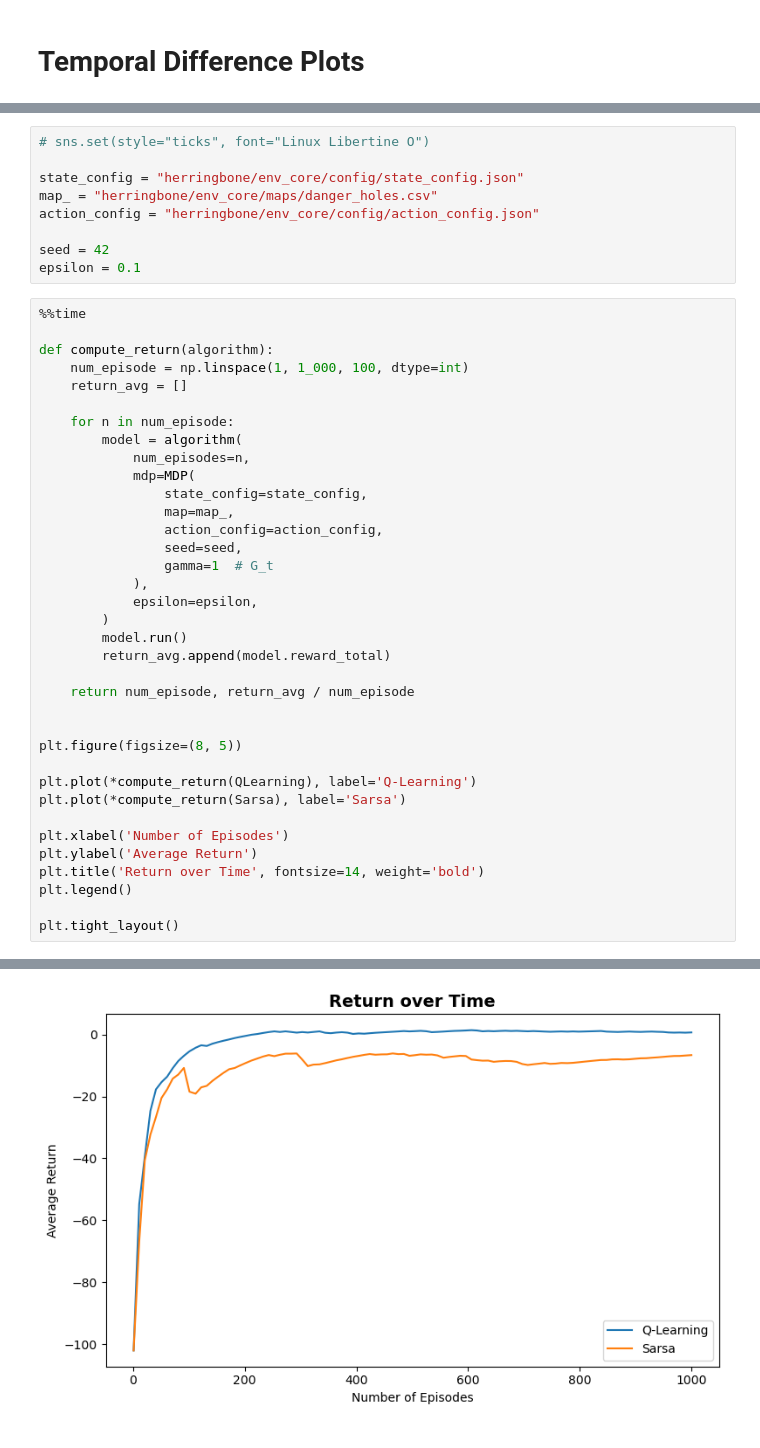
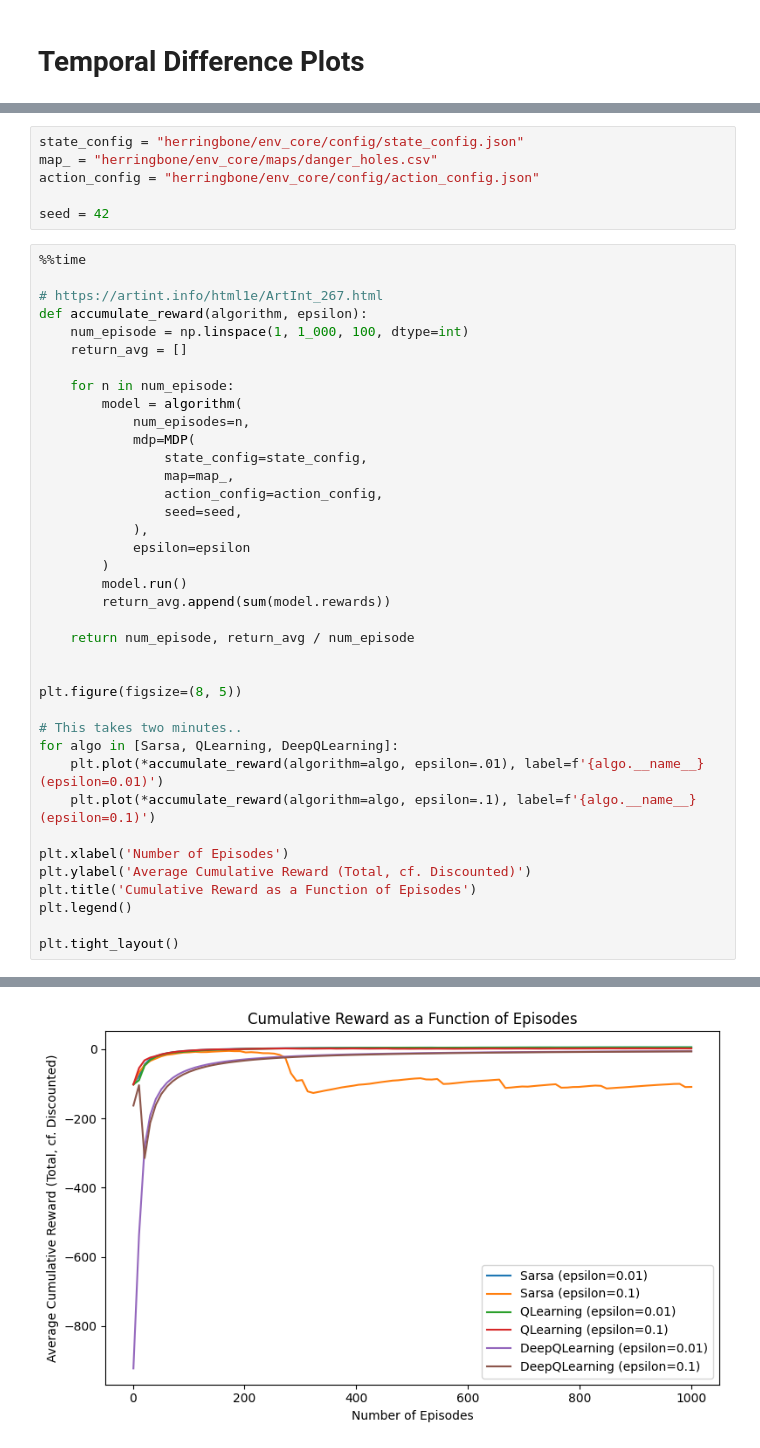
Before and after one commit to OlivierBroekman/herringbone, a Jupyter notebook: analysis_td.ipynb, the cells around one changed output, grey strips where cells are left out. Cells and saved outputs as stored; diff of their text form.

```diff
--- a/analysis_td.ipynb
+++ b/analysis_td.ipynb
@@ -11,18 +11,16 @@ from herringbone import MDP, Sarsa, QLearning
 All initialization tests passed.
 imported herringbone without any errors :)
 # %%
-# sns.set(style="ticks", font="Linux Libertine O")
-
 state_config = "herringbone/env_core/config/state_config.json"
 map_ = "herringbone/env_core/maps/danger_holes.csv"
 action_config = "herringbone/env_core/config/action_config.json"
 
 seed = 42
-epsilon = 0.1
 # %%
 %%time
 
-def compute_return(algorithm):
+# https://artint.info/html1e/ArtInt_267.html
+def accumulate_reward(algorithm, epsilon):
     num_episode = np.linspace(1, 1_000, 100, dtype=int)
     return_avg = []
 
@@ -34,24 +32,25 @@ def compute_return(algorithm):
                 map=map_,
                 action_config=action_config,
                 seed=seed,
-                gamma=1  # G_t
             ),
-            epsilon=epsilon,
+            epsilon=epsilon
         )
         model.run()
-        return_avg.append(model.reward_total)
+        return_avg.append(sum(model.rewards))
 
     return num_episode, return_avg / num_episode
 
 
 plt.figure(figsize=(8, 5))
 
-plt.plot(*compute_return(QLearning), label='Q-Learning')
-plt.plot(*compute_return(Sarsa), label='Sarsa')
+# This takes two minutes..
+for algo in [Sarsa, QLearning, DeepQLearning]:
+    plt.plot(*accumulate_reward(algorithm=algo, epsilon=.01), label=f'{algo.__name__} (epsilon=0.01)')
+    plt.plot(*accumulate_reward(algorithm=algo, epsilon=.1), label=f'{algo.__name__} (epsilon=0.1)')
 
 plt.xlabel('Number of Episodes')
-plt.ylabel('Average Return')
-plt.title('Return over Time', fontsize=14, weight='bold')
+plt.ylabel('Average Cumulative Reward (Total, cf. Discounted)')
+plt.title('Cumulative Reward as a Function of Episodes')
 plt.legend()
 
 plt.tight_layout()
@@ -61,4 +60,4 @@ Wall time: 8.59 s
-[figure, old version]
+[figure, new version]
 # %%
 %%time
 
```
Also changed, not shown: parts of 3 cells of this notebook, 4 other files.
